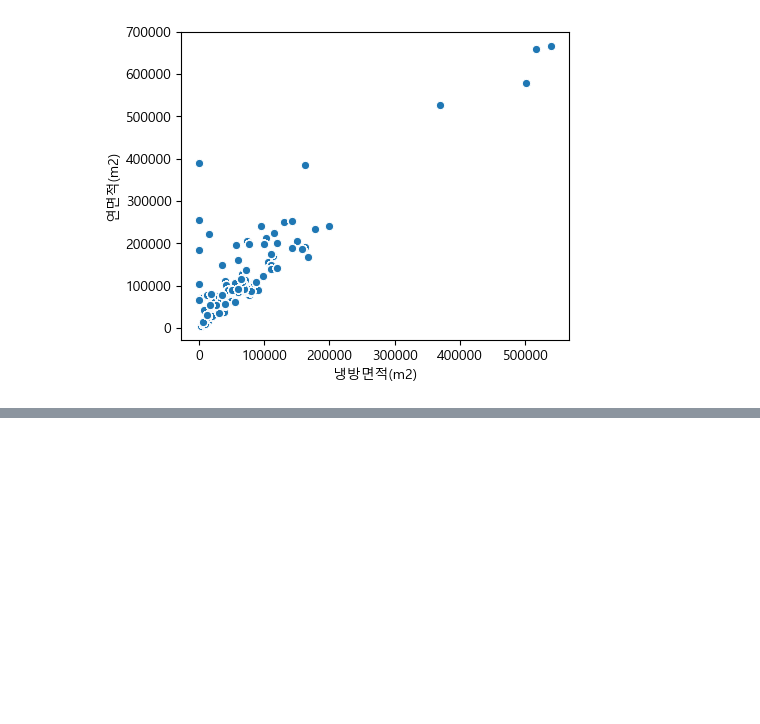
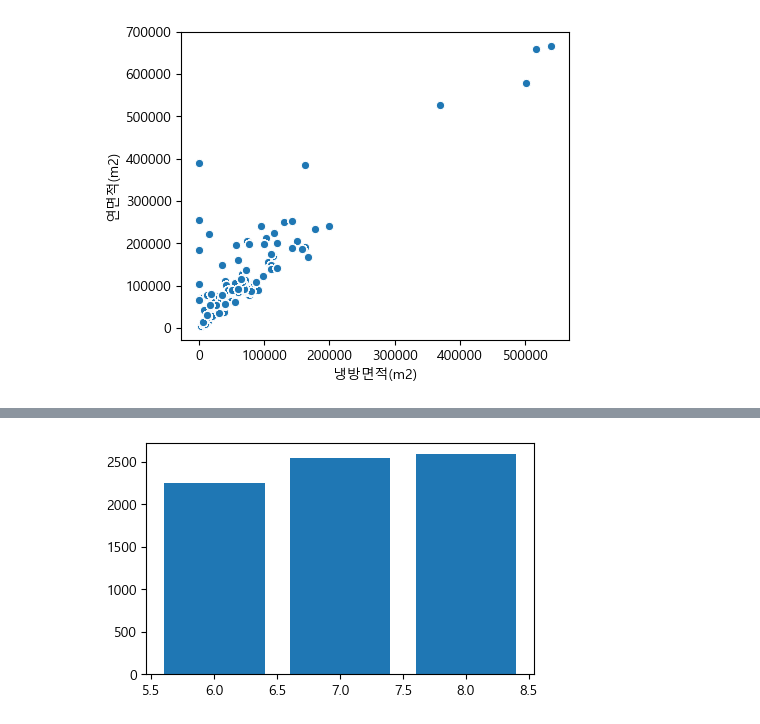
Before and after one commit to Park-Young-Bin/ADP_code, a Jupyter notebook: Dacon_2023 전력사용량 예측 AI 경진대회.ipynb, the cells around one changed output, grey strips where cells are left out. Cells and saved outputs as stored; diff of their text form; code cells hidden in the pictures; blank space fills up the shorter version.

```diff
--- a/Dacon_2023 전력사용량 예측 AI 경진대회.ipynb
+++ b/Dacon_2023 전력사용량 예측 AI 경진대회.ipynb
@@ -176,2 +207,7 @@ sns.scatterplot(data=df, y='연면적(m2)', x='냉방면적(m2)');
 # %%
-# 월에 따른 전력소비량
+# 월에 따른 평균 전력소비량
+month_power = df[['month', '전력소비량(kWh)']].groupby(['month'], as_index=False).mean()
+plt.figure(figsize=(5,3))
+plt.bar(data=month_power, x='month', height='전력소비량(kWh)');
+# %% [output]
+[figure, added]
```
Also changed, not shown: parts of 11 cells of this notebook.
